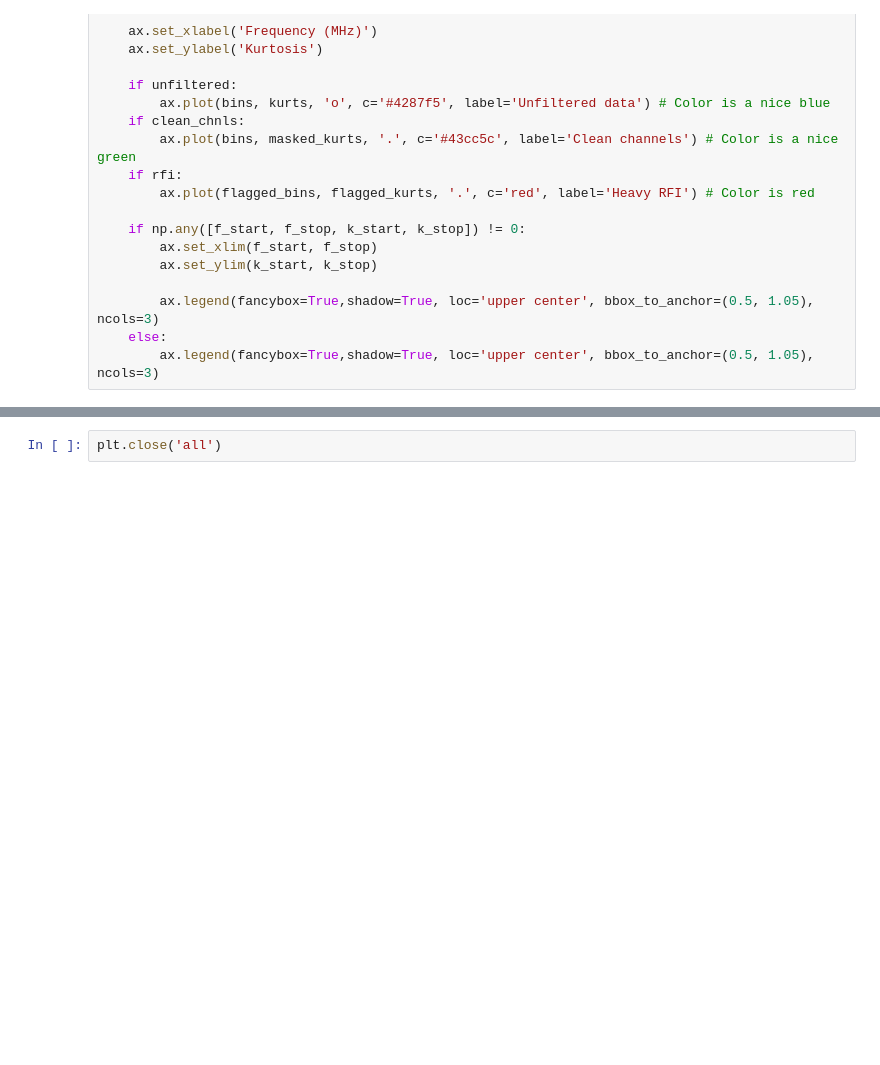
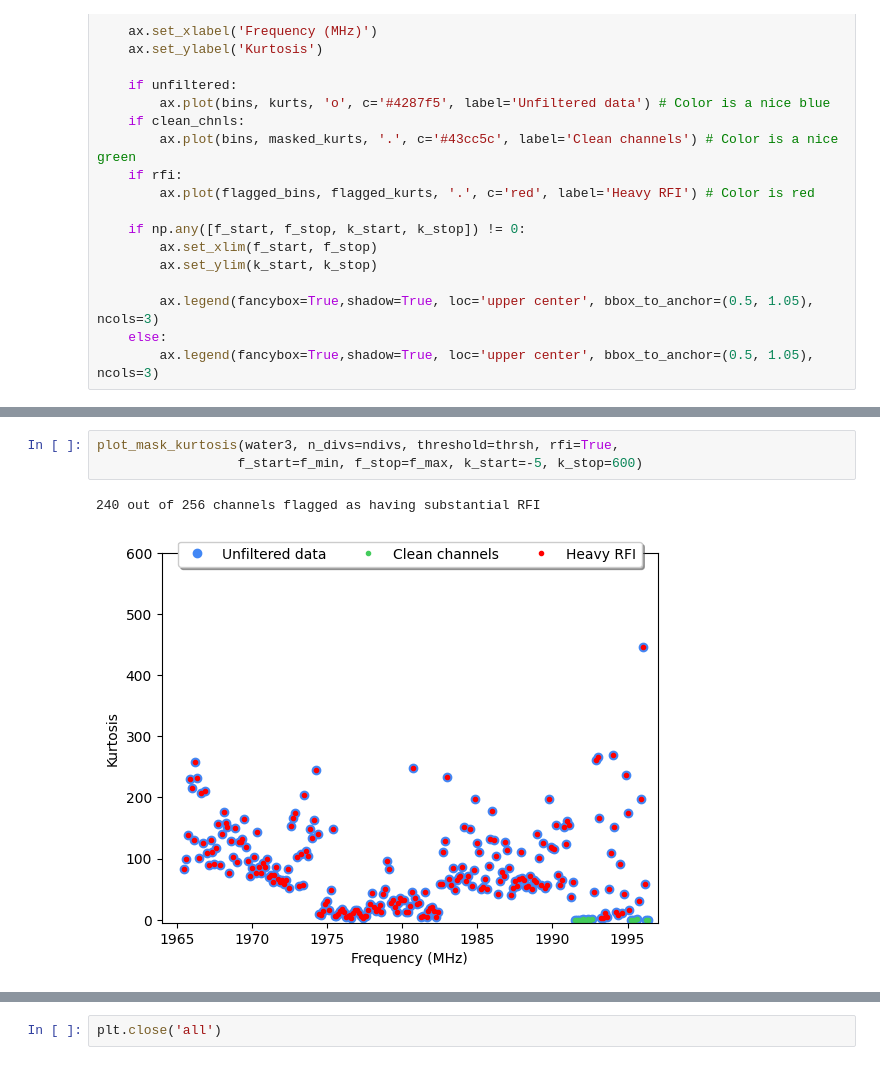
Before and after one commit to jareds-laf/playing-with-cosmic-data, a Jupyter notebook: filterbank/filterbank_rfi_id_kurtosis.ipynb, the cells around one changed output, grey strips where cells are left out. Drawn from its saved outputs; the diff is of its cells as text; blank space fills up the shorter version.

```diff
--- a/filterbank/filterbank_rfi_id_kurtosis.ipynb
+++ b/filterbank/filterbank_rfi_id_kurtosis.ipynb
@@ -328,0 +289,6 @@ water5.plot_waterfall(f_start=2024, f_stop=2026)
+# %%
+plot_mask_kurtosis(water3, n_divs=ndivs, threshold=thrsh, rfi=True,
+                  f_start=f_min, f_stop=f_max, k_start=-5, k_stop=600)
+# %% [output]
+240 out of 256 channels flagged as having substantial RFI
+[figure, added]
```
Also changed, not shown: parts of 28 cells of this notebook.
